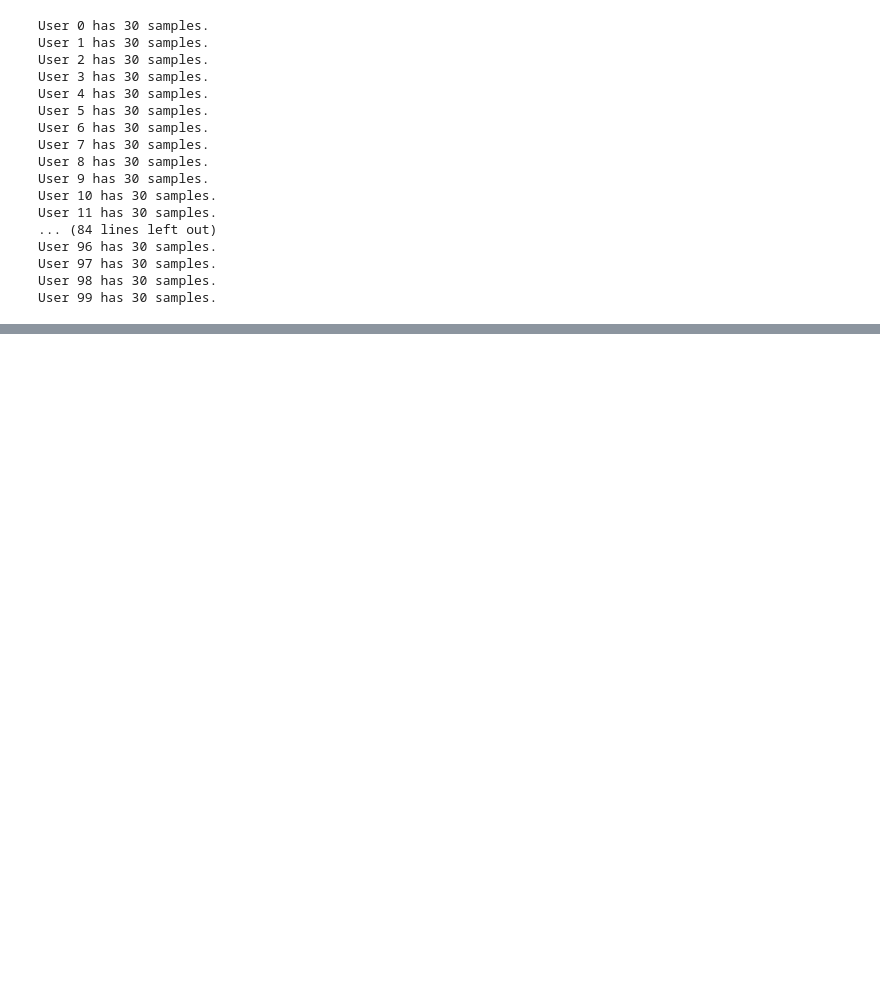
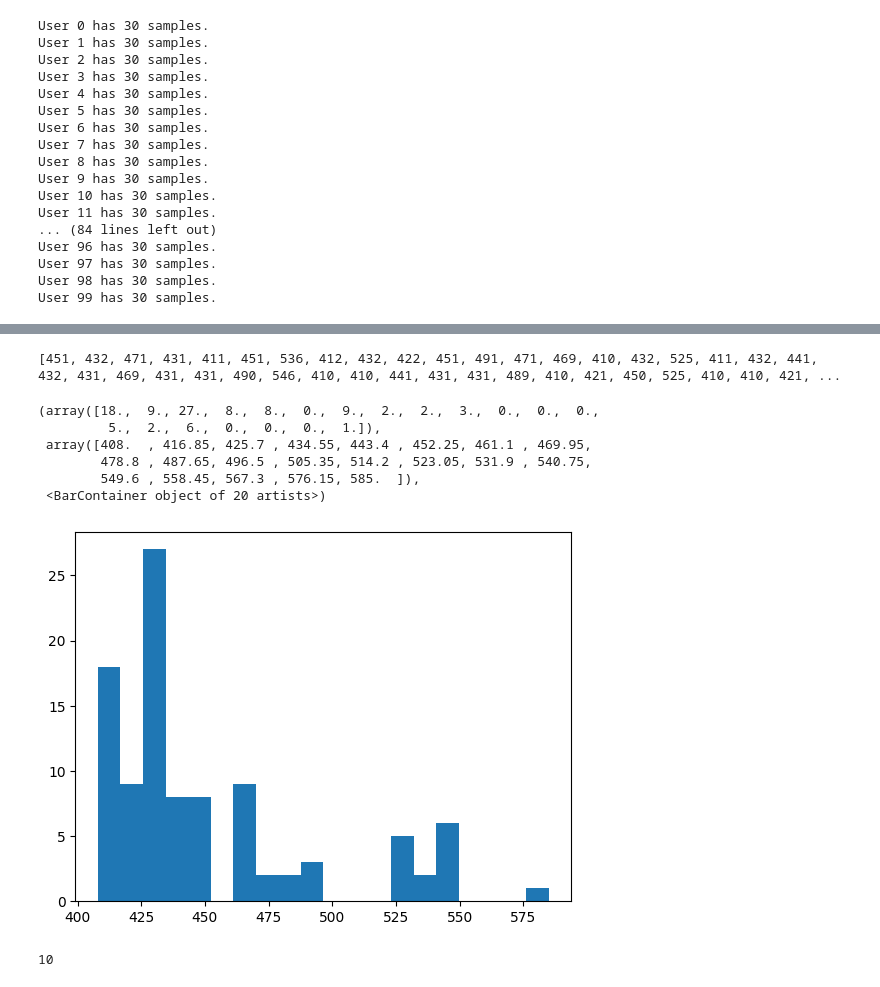
Before and after one commit to Alex-Nygaard/research-project, a Jupyter notebook: distribution.ipynb, the cells around one changed output, grey strips where cells are left out. Drawn from its saved outputs; the diff is of its cells as text; code cells hidden in the pictures; blank space fills up the shorter version.

```diff
--- a/distribution.ipynb
+++ b/distribution.ipynb
@@ -131,0 +172,12 @@ plt.hist([len(dataset) for dataset in datasets], bins=20)
+# %%
+print([len(dl.dataset) for dl in train_datasets])
+plt.hist([len(dl.dataset) for dl in train_datasets], bins=20)
+# %% [output]
+[451, 432, 471, 431, 411, 451, 536, 412, 432, 422, 451, 491, 471, 469, 410, 432, 525, 411, 432, 441, 432, 431, 469, 431, 431, 490, 546, 410, 410, 441, 431, 431, 489, 410, 421, 450, 525, 410, 410, 421, ...
+(array([18.,  9., 27.,  8.,  8.,  0.,  9.,  2.,  2.,  3.,  0.,  0.,  0.,
+         5.,  2.,  6.,  0.,  0.,  0.,  1.]),
+ array([408.  , 416.85, 425.7 , 434.55, 443.4 , 452.25, 461.1 , 469.95,
+        478.8 , 487.65, 496.5 , 505.35, 514.2 , 523.05, 531.9 , 540.75,
+        549.6 , 558.45, 567.3 , 576.15, 585.  ]),
+ <BarContainer object of 20 artists>)
+[figure, added]
@@ -131,0 +191,4 @@ plt.hist([len(dataset) for dataset in datasets], bins=20)
+# %%
+print(len(set([example["label"] for example in dl.dataset["train"]])))
+# %% [output]
+10
```
Also changed, not shown: parts of 18 cells of this notebook, 13 other files.
